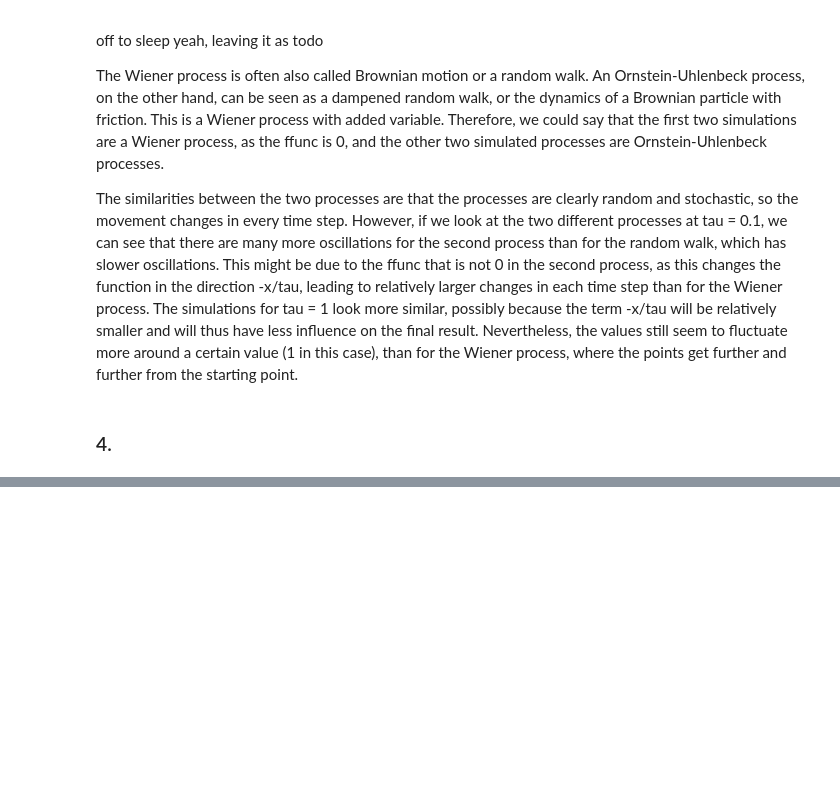
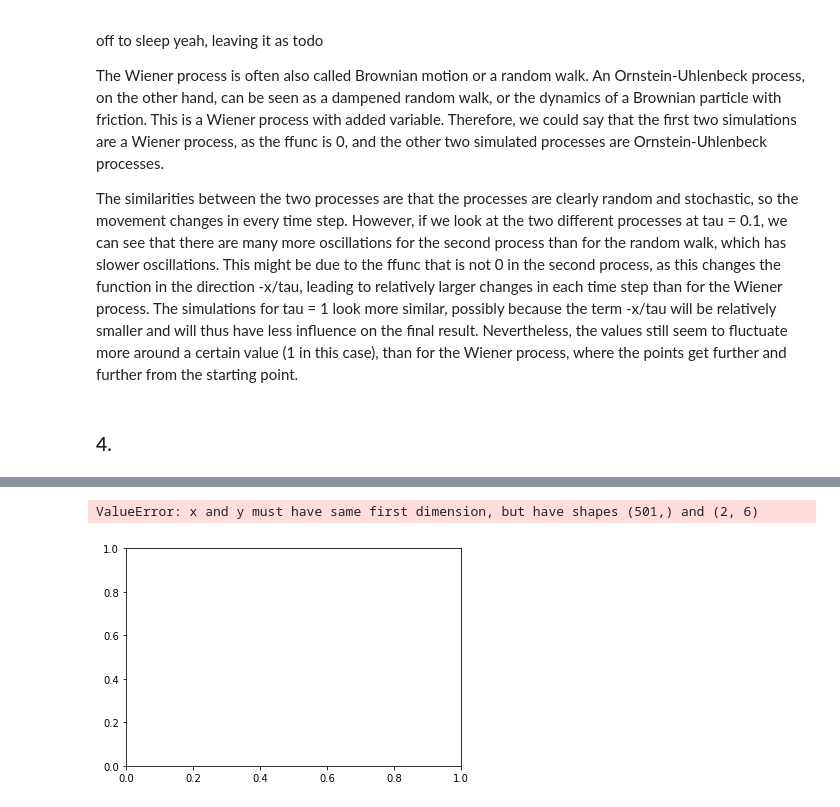
Before and after one commit to DorotheaMueller/mhbf, a Jupyter notebook: ex_5_budding_mueller.ipynb, the cells around one changed output, grey strips where cells are left out. Cells and saved outputs as stored; diff of their text form; code cells hidden in the pictures; blank space fills up the shorter version.

```diff
--- a/ex_5_budding_mueller.ipynb
+++ b/ex_5_budding_mueller.ipynb
@@ -235,0 +256,6 @@ def g_moreno_bote(x, t):
+# %%
+def g_moreno_bote():
+    # Stochastic part from A1.
+    sigma = 0.7 # Taken from paper.
+    tau_s = 0.1 # Taken from sheet.
+    return sigma * np.sqrt(2/tau_s)
@@ -235,0 +309,17 @@ def g_moreno_bote(x, t):
+# %%
+def gfun(x, t, **args):
+    noise1 = g_moreno_bote()
+    noise2 = g_moreno_bote()
+    return [noise1, 0.0, 0.0, noise2, 0.0, 0.0]
+# %%
+t = np.linspace(0, 500, 501)
+
+res = euler_maruyama(f_moreno_bote, gfun, x0, t, g_A = 0.05, g_B = 0.05, alpha = 0.75, beta = 0.5, gamma = 0.1, phi = 0.5, tau = 0.01, tau_a = 2, tau_b = 2, tau_s = 0.1, sigma = 0.03, eta = 0.5, theta = 0.1, k = 0.05)
+# %%
+n_A = res[:, 0]
+r_A = res[:, 1]
+alpha_A = res[:2]
+
+n_B = res[:, 3]
+r_B = res[:, 4]
+alpha_B = res[:, 5]
@@ -235,0 +344,6 @@ def g_moreno_bote(x, t):
+# %%
+plt.plot(t, alpha_A)
+plt.plot(t, alpha_B)
+# %% [output]
+ValueError: x and y must have same first dimension, but have shapes (501,) and (2, 6)
+[figure, added]
```
Also changed, not shown: parts of 13 cells of this notebook.
